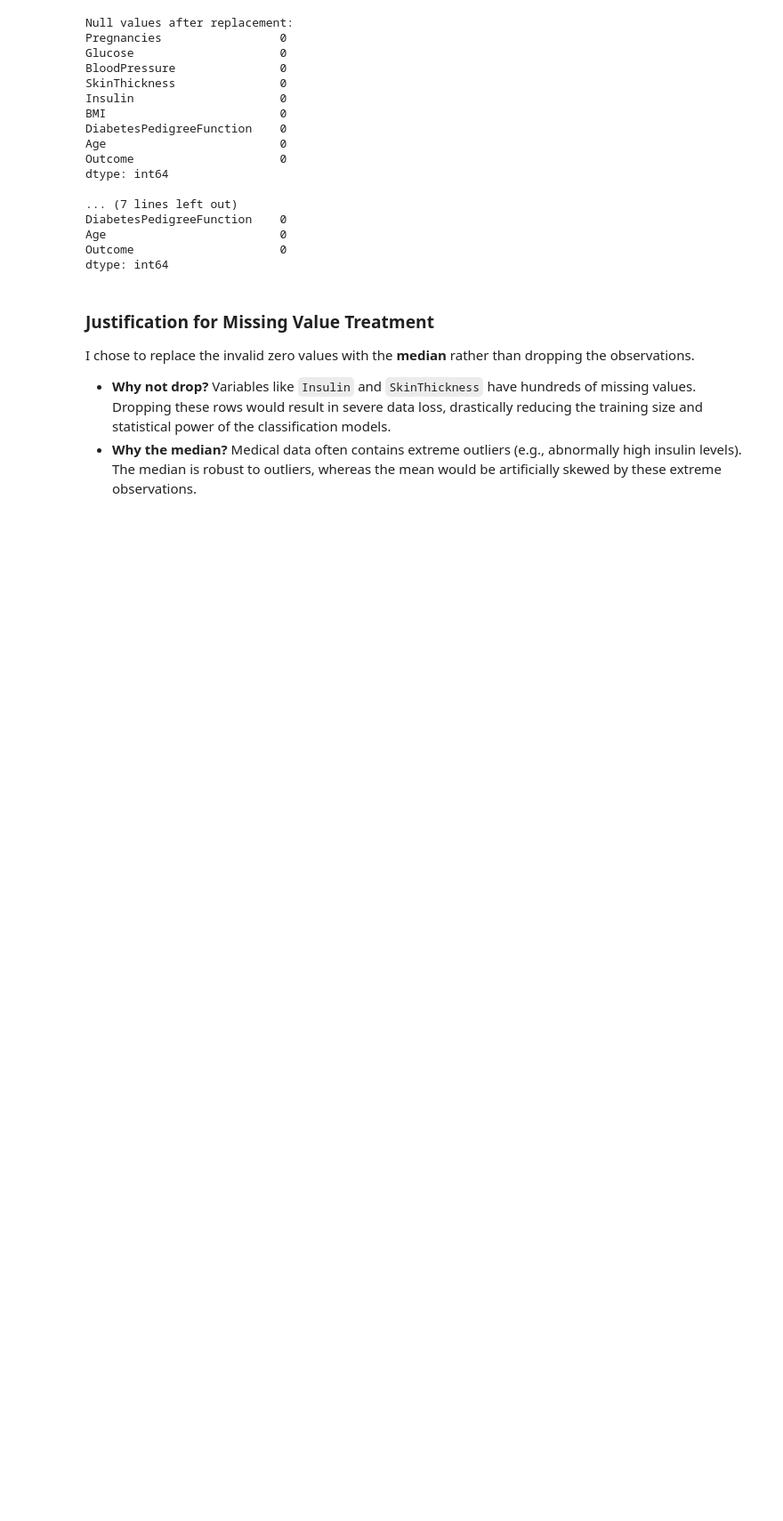
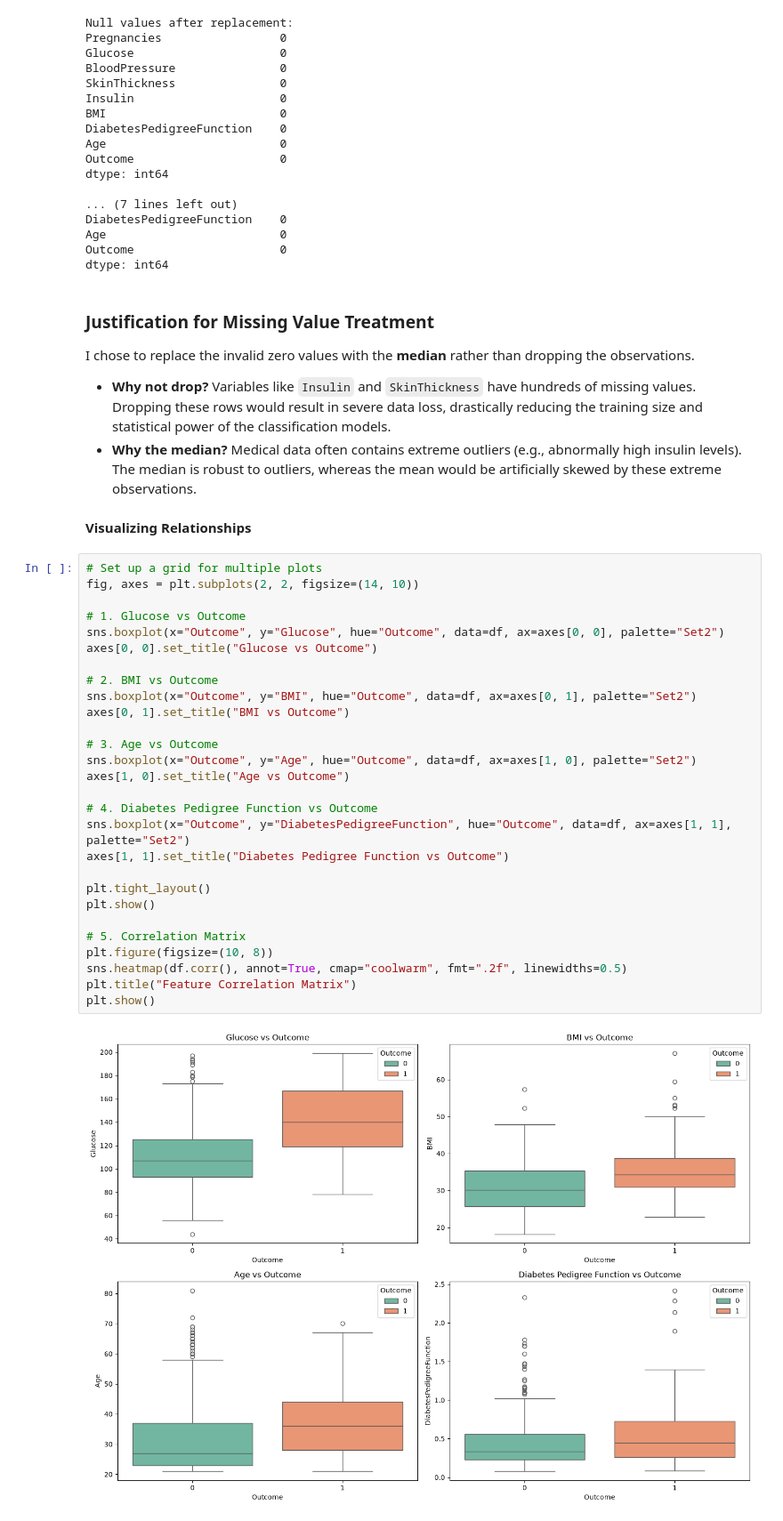
Before and after one commit to Felix-wainaina/samsung-ml-assignments, a Jupyter notebook: task_2_classification/notebooks/01_eda_and_preprocessing.ipynb, the cells around one changed output. Shown at 89% size. Saved outputs shown, nothing was run; the diff lists cells and outputs as text; blank space fills up the shorter version.

```diff
--- a/task_2_classification/notebooks/01_eda_and_preprocessing.ipynb
+++ b/task_2_classification/notebooks/01_eda_and_preprocessing.ipynb
@@ -109,3 +109,35 @@ I chose to replace the invalid zero values with the **median** rather than dropp
 
 * **Why not drop?** Variables like `Insulin` and `SkinThickness` have hundreds of missing values. Dropping these rows would result in severe data loss, drastically reducing the training size and statistical power of the classification models.
 * **Why the median?** Medical data often contains extreme outliers (e.g., abnormally high insulin levels). The median is robust to outliers, whereas the mean would be artificially skewed by these extreme observations.
+# %% [markdown]
+****Visualizing Relationships****
+# %%
+# Set up a grid for multiple plots
+fig, axes = plt.subplots(2, 2, figsize=(14, 10))
+
+# 1. Glucose vs Outcome
+sns.boxplot(x="Outcome", y="Glucose", hue="Outcome", data=df, ax=axes[0, 0], palette="Set2")
+axes[0, 0].set_title("Glucose vs Outcome")
+
+# 2. BMI vs Outcome
+sns.boxplot(x="Outcome", y="BMI", hue="Outcome", data=df, ax=axes[0, 1], palette="Set2")
+axes[0, 1].set_title("BMI vs Outcome")
+
+# 3. Age vs Outcome
+sns.boxplot(x="Outcome", y="Age", hue="Outcome", data=df, ax=axes[1, 0], palette="Set2")
+axes[1, 0].set_title("Age vs Outcome")
+
+# 4. Diabetes Pedigree Function vs Outcome
+sns.boxplot(x="Outcome", y="DiabetesPedigreeFunction", hue="Outcome", data=df, ax=axes[1, 1], palette="Set2")
+axes[1, 1].set_title("Diabetes Pedigree Function vs Outcome")
+
+plt.tight_layout()
+plt.show()
+
+# 5. Correlation Matrix
+plt.figure(figsize=(10, 8))
+sns.heatmap(df.corr(), annot=True, cmap="coolwarm", fmt=".2f", linewidths=0.5)
+plt.title("Feature Correlation Matrix")
+plt.show()
+# %% [output]
+[figure, added]
```
Also changed, not shown: parts of 5 cells of this notebook, 2 other files.
